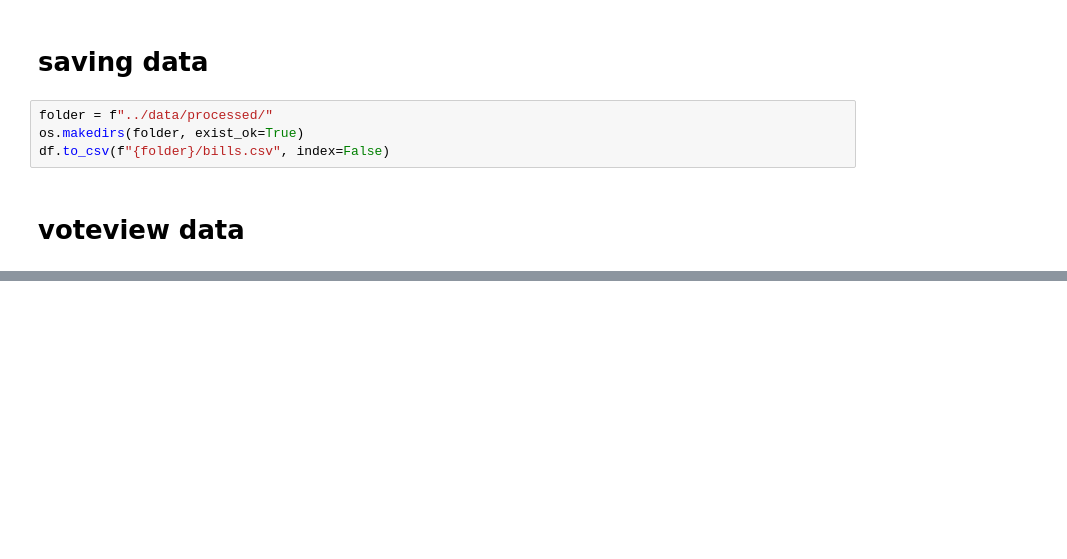
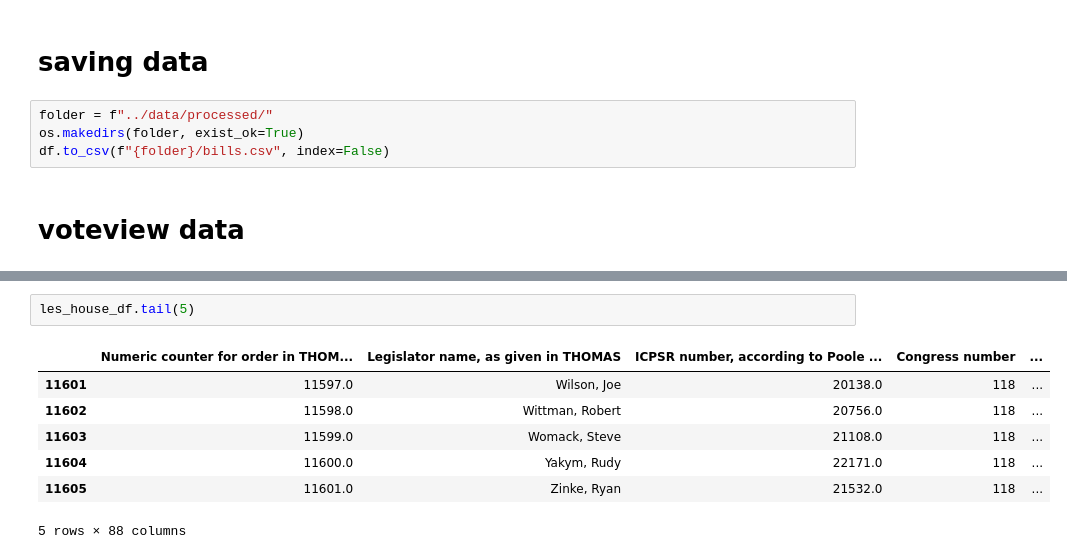
Before and after one commit to evanblizzard/ds_6021_final_project, a Jupyter notebook: Notebooks/01_data_acquisition.ipynb, the cells around one changed output, grey strips where cells are left out. Drawn from its saved outputs; the diff is of its cells as text; blank space fills up the shorter version.

```diff
--- a/Notebooks/01_data_acquisition.ipynb
+++ b/Notebooks/01_data_acquisition.ipynb
@@ -180,0 +196,10 @@ df.to_csv(f"{folder}/bills.csv", index=False)
+# %%
+les_house_df.tail(5)
+# %% [output]
+|  | Numeric counter for order in THOM... | Legislator name, as given in THOMAS | ICPSR number, according to Poole ... | Congress number | ... |
+| 11601 | 11597.0 | Wilson, Joe | 20138.0 | 118 | ... |
+| 11602 | 11598.0 | Wittman, Robert | 20756.0 | 118 | ... |
+| 11603 | 11599.0 | Womack, Steve | 21108.0 | 118 | ... |
+| 11604 | 11600.0 | Yakym, Rudy | 22171.0 | 118 | ... |
+| 11605 | 11601.0 | Zinke, Ryan | 21532.0 | 118 | ... |
+5 rows × 88 columns
```
Also changed, not shown: parts of 6 cells of this notebook.
